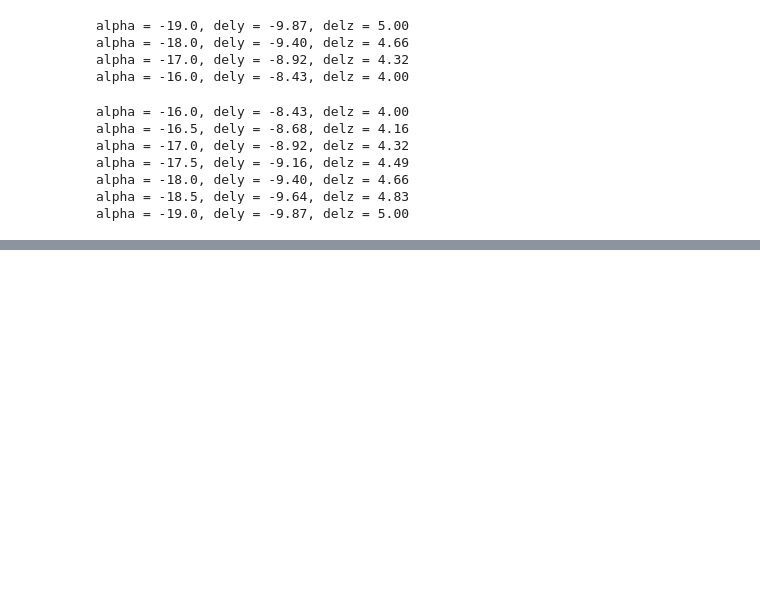
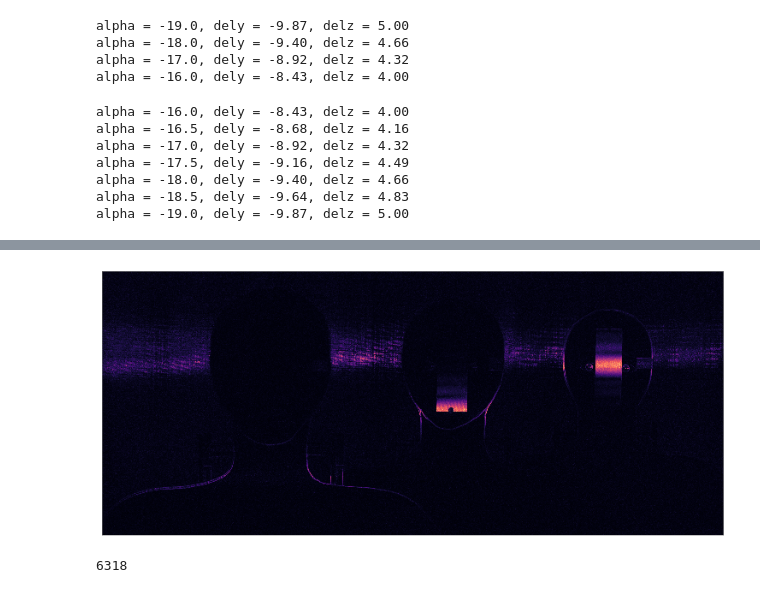
Before and after one commit to indranilsinharoy/phd-artifacts, a Jupyter notebook: chapters/chapter05_extending_imaging_volume/experiment/Angular_focus_stacking_experiment.ipynb, the cells around one changed output, grey strips where cells are left out. Drawn from its saved outputs; the diff is of its cells as text; code cells hidden in the pictures; blank space fills up the shorter version.

```diff
--- a/chapters/chapter05_extending_imaging_volume/experiment/Angular_focus_stacking_experiment.ipynb
+++ b/chapters/chapter05_extending_imaging_volume/experiment/Angular_focus_stacking_experiment.ipynb
@@ -289,0 +608,9 @@ alpha = -19.0, dely = -9.87, delz = 5.00
+# %%
+def show_focal_measure(focal_measure, colormap):
+    fm_dict = {'LoG': fm_LoG, 'LoGE': fm_LoGE,'LAP': fm_LAP, 'LAPE': fm_LAPE}
+    cmap_dict ={'magma': plt.cm.magma, 'virdis': plt.cm.viridis, 'plasma':plt.cm.plasma}
+    img = fm_dict[focal_measure]
+    #if focal_measure == 'LoG':  # only for display purpose
+    #    img = img**1.5
+    ig.imshow(image=img, figsize=(13, 9),
+              cmap=cmap_dict[colormap]);
@@ -289,0 +630,12 @@ alpha = -19.0, dely = -9.87, delz = 5.00
+# %%
+# display focal measures
+v = interactive(show_focal_measure,
+                focal_measure=('LAP', 'LoG', 'LoGE', 'LAPE'),
+                colormap=('magma', 'virdis', 'plasma'))
+display(v)
+# %% [output]
+[figure, added]
+# %%
+gc.collect()
+# %% [output]
+6318
```
Also changed, not shown: parts of 50 cells of this notebook, 23 other files.
